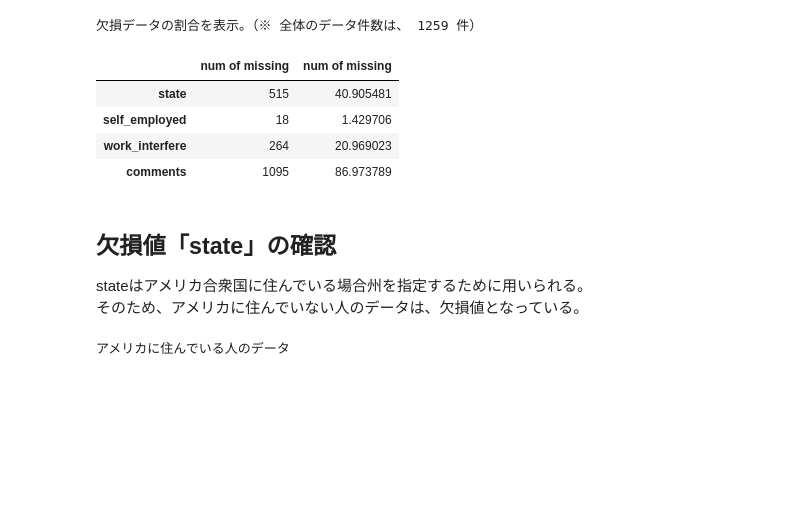
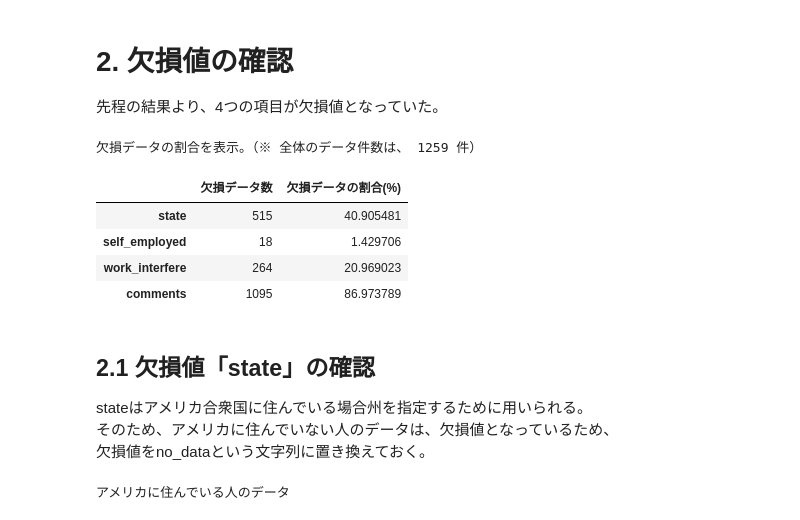
Before and after one commit to megadreams14/kaggle, a Jupyter notebook: mental-health-in-tech-survey/notebook.ipynb, the cells around one changed output. Saved outputs shown, nothing was run; the diff lists cells and outputs as text; code cells hidden in the pictures; blank space fills up the shorter version.

```diff
--- a/mental-health-in-tech-survey/notebook.ipynb
+++ b/mental-health-in-tech-survey/notebook.ipynb
@@ -132,25 +155,32 @@ TODO: 確認項目として
+# %% [markdown]
+# 2. 欠損値の確認
+
+先程の結果より、4つの項目が欠損値となっていた。
 # %%
 # 各カラム毎に欠損値の数の合計を計算する
-df_missing = pd.DataFrame(df_data.isnull().sum(), columns=["num of missing"])
+df_missing = pd.DataFrame(df_data.isnull().sum(), columns=["欠損データ数"])
 
 # 全データに締める欠損データの数を割合で確認するためのデータを準備する
 total_count = df_data.shape[0] # 全データ数を取得する
-df_missing_rate = df_missing[(df_missing["num of missing"] > 0)] /total_count*100 # 欠損値の数を全データ数で割ることで割合を求める
+df_missing_rate = df_missing[(df_missing["欠損データ数"] > 0)] /total_count*100 # 欠損値の数を全データ数で割ることで割合を求める
+df_missing_rate = df_missing_rate.rename(columns={'欠損データ数': '欠損データの割合(%)'})
+
 
 print("欠損データの割合を表示。（※ 全体のデータ件数は、", total_count, "件）")
-pd.concat([df_missing[(df_missing["num of missing"] > 0)], df_missing_rate], axis=1)
+pd.concat([df_missing[(df_missing["欠損データ数"] > 0)], df_missing_rate], axis=1)
 # %% [output]
 欠損データの割合を表示。（※ 全体のデータ件数は、 1259 件）
-|  | num of missing | num of missing |
+|  | 欠損データ数 | 欠損データの割合(%) |
 | state | 515 | 40.905481 |
 | self_employed | 18 | 1.429706 |
 | work_interfere | 264 | 20.969023 |
 | comments | 1095 | 86.973789 |
 # %% [markdown]
-## 欠損値「state」の確認
+## 2.1 欠損値「state」の確認
 
 stateはアメリカ合衆国に住んでいる場合州を指定するために用いられる。<br>
-そのため、アメリカに住んでいない人のデータは、欠損値となっている。
+そのため、アメリカに住んでいない人のデータは、欠損値となっているため、<br>
+欠損値をno_dataという文字列に置き換えておく。<br>
 # %%
 print("アメリカに住んでいる人のデータ")
 display(df_data[["Country", "state"]][df_data["Country"] == "United States"].head())
```
Also changed, not shown: parts of 173 cells of this notebook.
